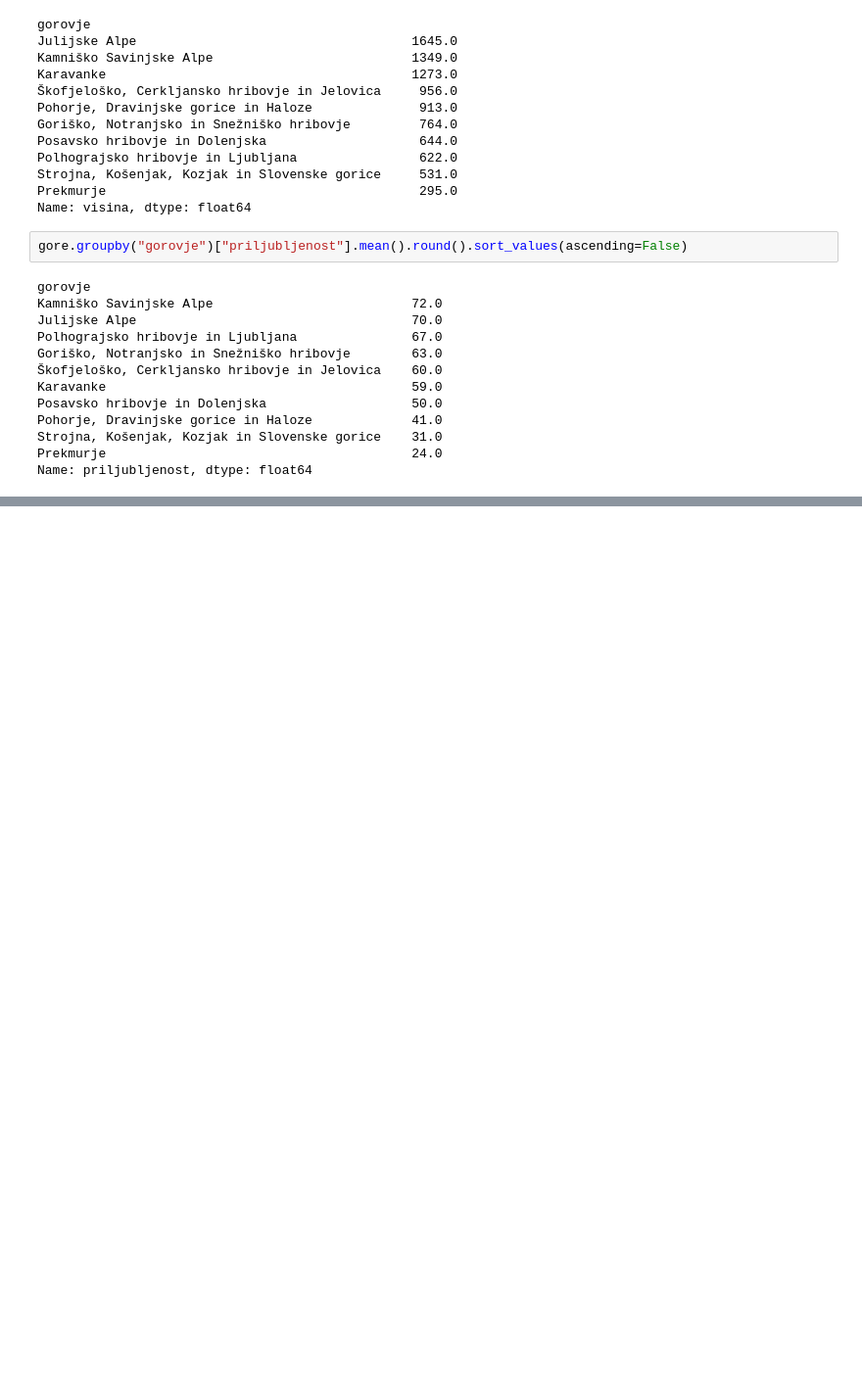
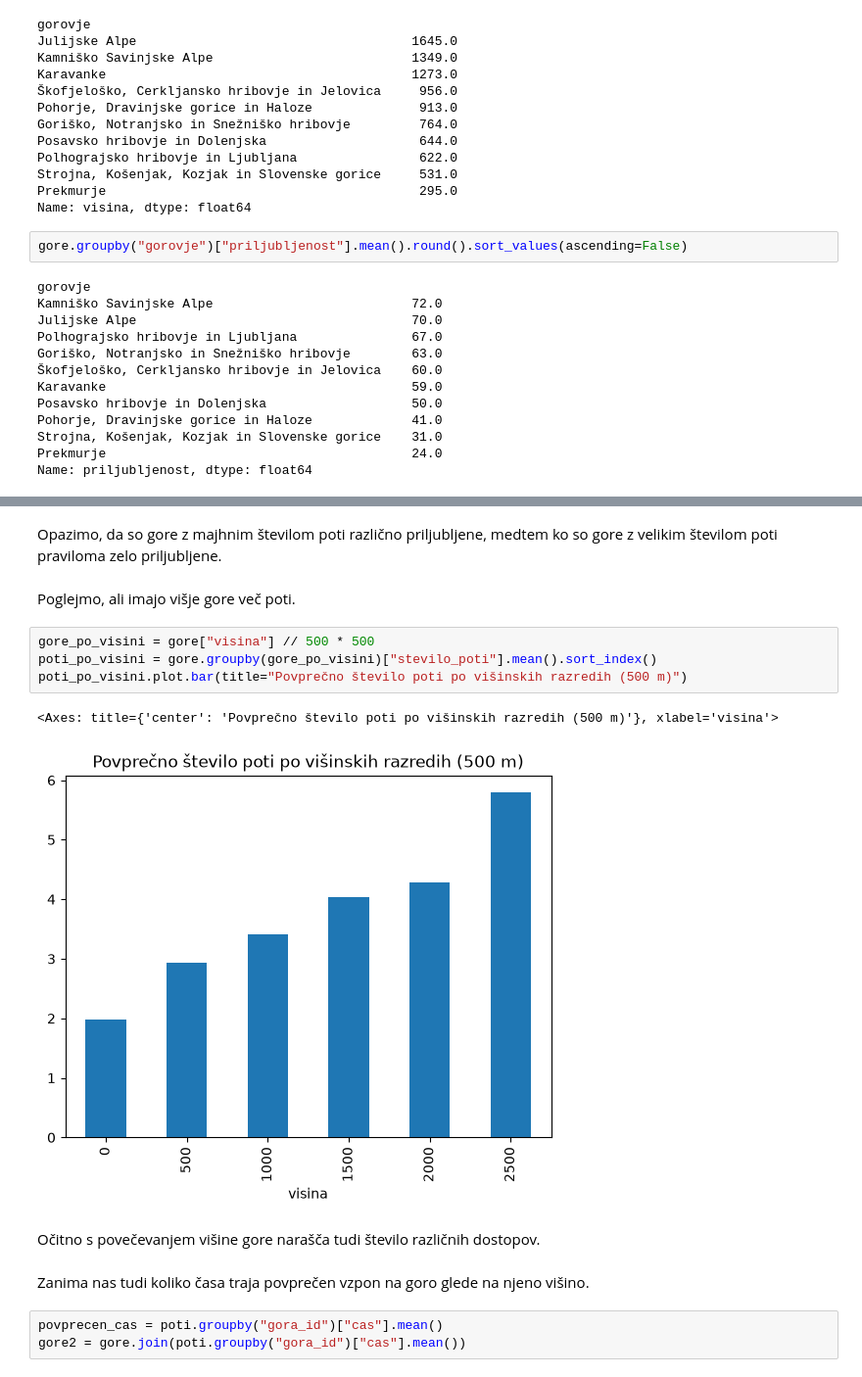
Before and after one commit to tijavidmar/Projektna-naloga-UVP, a Jupyter notebook: analiza.ipynb, the cells around one changed output, grey strips where cells are left out. Shown at 98% size. Drawn from its saved outputs; the diff is of its cells as text; blank space fills up the shorter version.

```diff
--- a/analiza.ipynb
+++ b/analiza.ipynb
@@ -102,0 +174,18 @@ Name: priljubljenost, dtype: float64
+# %% [markdown]
+Opazimo, da so gore z majhnim številom poti različno priljubljene, medtem ko so gore z velikim številom poti praviloma zelo priljubljene.
+# %% [markdown]
+Poglejmo, ali imajo višje gore več poti.
+# %%
+gore_po_visini = gore["visina"] // 500 * 500
+poti_po_visini = gore.groupby(gore_po_visini)["stevilo_poti"].mean().sort_index()
+poti_po_visini.plot.bar(title="Povprečno število poti po višinskih razredih (500 m)")
+# %% [output]
+<Axes: title={'center': 'Povprečno število poti po višinskih razredih (500 m)'}, xlabel='visina'>
+[figure, added]
+# %% [markdown]
+Očitno s povečevanjem višine gore narašča tudi število različnih dostopov.
+# %% [markdown]
+Zanima nas tudi koliko časa traja povprečen vzpon na goro glede na njeno višino.
+# %%
+povprecen_cas = poti.groupby("gora_id")["cas"].mean()
+gore2 = gore.join(poti.groupby("gora_id")["cas"].mean())
```
Also changed, not shown: parts of 20 cells of this notebook.
